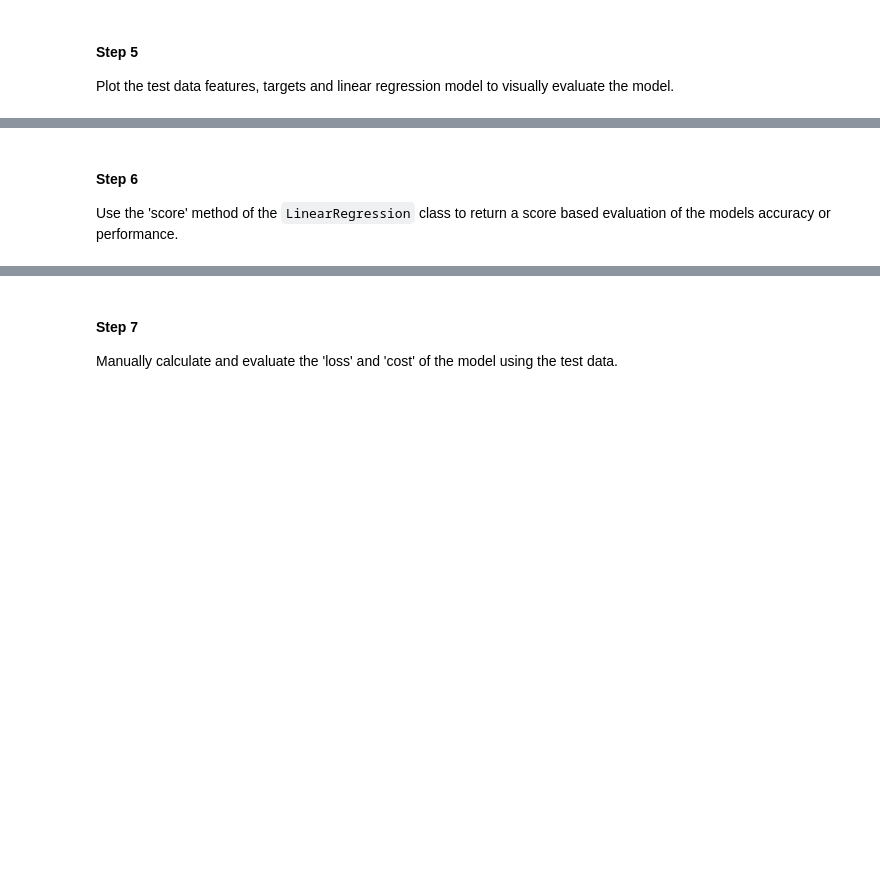
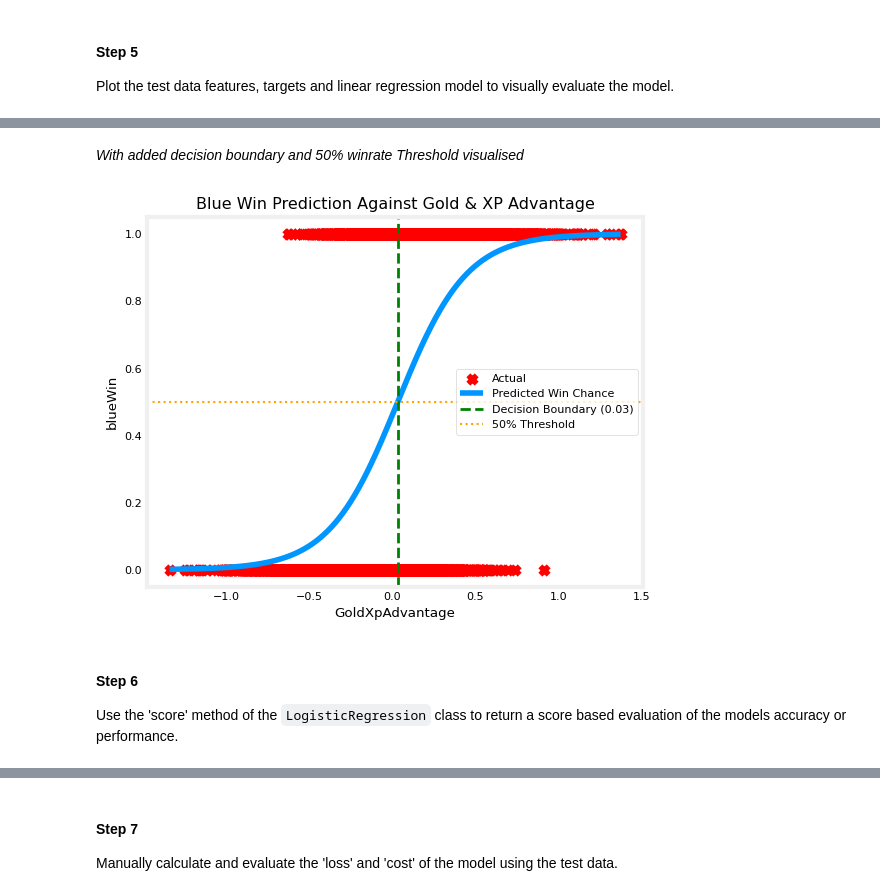
Before and after one commit to TempeHS/2026SE_MLOPSTask_Kelvin.A, a Jupyter notebook: 2.Model_Development/2.4.Model_Testing_and_Validation/2.4.1.Model_Evaluation.ipynb, the cells around one changed output, grey strips where cells are left out. Cells and saved outputs as stored; diff of their text form; code cells hidden in the pictures; blank space fills up the shorter version.

```diff
--- a/2.Model_Development/2.4.Model_Testing_and_Validation/2.4.1.Model_Evaluation.ipynb
+++ b/2.Model_Development/2.4.Model_Testing_and_Validation/2.4.1.Model_Evaluation.ipynb
@@ -57,4 +67,35 @@ plt.show()
+# %% [markdown]
+*With added decision boundary and 50% winrate Threshold visualised*
+# %%
+y_pred = model_A.predict(x_test)
+
+# Find decision boundary where probability = 0.5
+boundary = -model_A.intercept_[0] / model_A.coef_[0][0]
+
+plt.scatter(x_test, y_test, marker="x", c="r", label="Actual")
+plt.plot(
+    sorted(x_test.flatten()),
+    [model_A.predict_proba([[v]])[0][1] for v in sorted(x_test.flatten())],
+    label="Predicted Win Chance",
+)
+# Decision boundary vertical line
+plt.axvline(
+    x=boundary,
+    c="g",
+    linestyle="--",
+    linewidth=2,
+    label=f"Decision Boundary ({boundary:.2f})",
+)
+# Horizontal 0.5 probability line
+plt.axhline(y=0.5, c="orange", linestyle=":", linewidth=1.5, label="50% Threshold")
+plt.title("Blue Win Prediction Against Gold & XP Advantage")
+plt.ylabel("blueWin")
+plt.xlabel(x_col)
+plt.legend()
+plt.show()
+# %% [output]
+[figure, added]
 # %% [markdown]
 #### Step 6
 
-Use the 'score' method of the `LinearRegression` class to return a score based evaluation of the models accuracy or performance.
+Use the 'score' method of the `LogisticRegression` class to return a score based evaluation of the models accuracy or performance.
```
Also changed, not shown: parts of 26 cells of this notebook, 9 other files.
